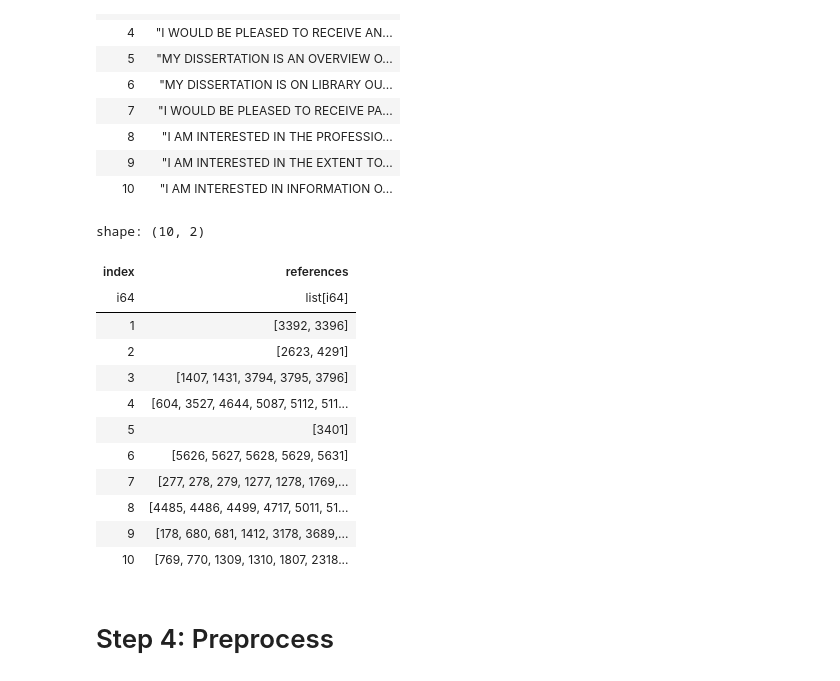
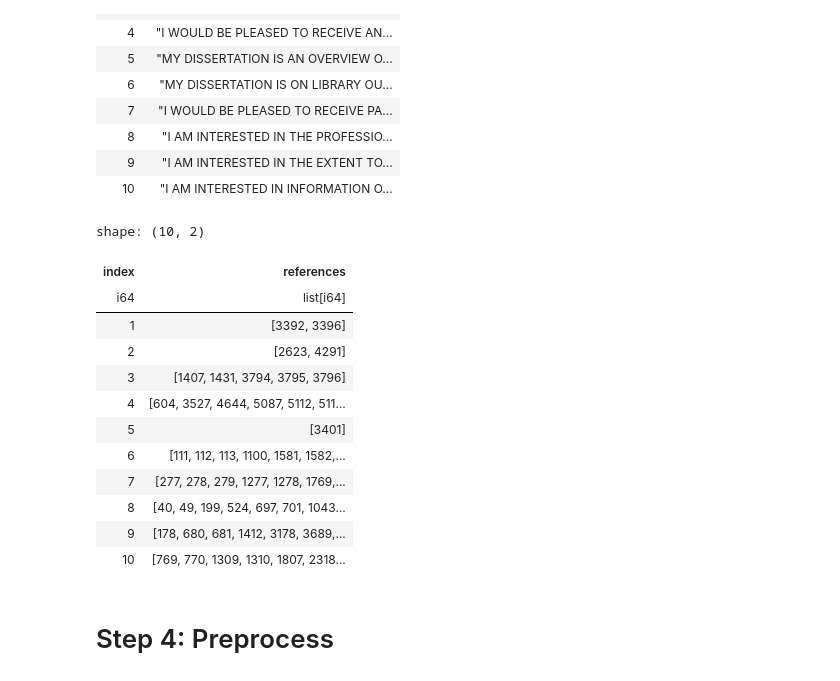
Before and after one commit to AsadiAhmad/TF-IDF-Model, a Jupyter notebook: Code/TF_IDF.ipynb, the cells around one changed output. Saved outputs shown, nothing was run; the diff lists cells and outputs as text; code cells hidden in the pictures.

```diff
--- a/Code/TF_IDF.ipynb
+++ b/Code/TF_IDF.ipynb
@@ -89,7 +88,7 @@ for line in result_text.split('\n'):
         refs = line[:-2].strip().split()
         reference_lines.append([int(ref) for ref in refs])
 
-result = pl.DataFrame({
+real_result = pl.DataFrame({
     "index": range(1, len(reference_lines) + 1),
     "references": reference_lines
 })
@@ -141,19 +140,19 @@ shape: (10, 2)
 | 9 | "I AM INTERESTED IN THE EXTENT TO... |
 | 10 | "I AM INTERESTED IN INFORMATION O... |
 # %%
-result.head(10)
+real_result.head(10)
 # %% [output]
 shape: (10, 2)
 | index | references |
 | i64 | list[i64] |
 | 1 | [3392, 3396] |
 | 2 | [2623, 4291] |
 | 3 | [1407, 1431, 3794, 3795, 3796] |
 | 4 | [604, 3527, 4644, 5087, 5112, 511... |
 | 5 | [3401] |
-| 6 | [5626, 5627, 5628, 5629, 5631] |
+| 6 | [111, 112, 113, 1100, 1581, 1582,... |
 | 7 | [277, 278, 279, 1277, 1278, 1769,... |
-| 8 | [4485, 4486, 4499, 4717, 5011, 51... |
+| 8 | [40, 49, 199, 524, 697, 701, 1043... |
 | 9 | [178, 680, 681, 1412, 3178, 3689,... |
 | 10 | [769, 770, 1309, 1310, 1807, 2318... |
 # %% [markdown]
```
Also changed, not shown: parts of 20 cells of this notebook.
